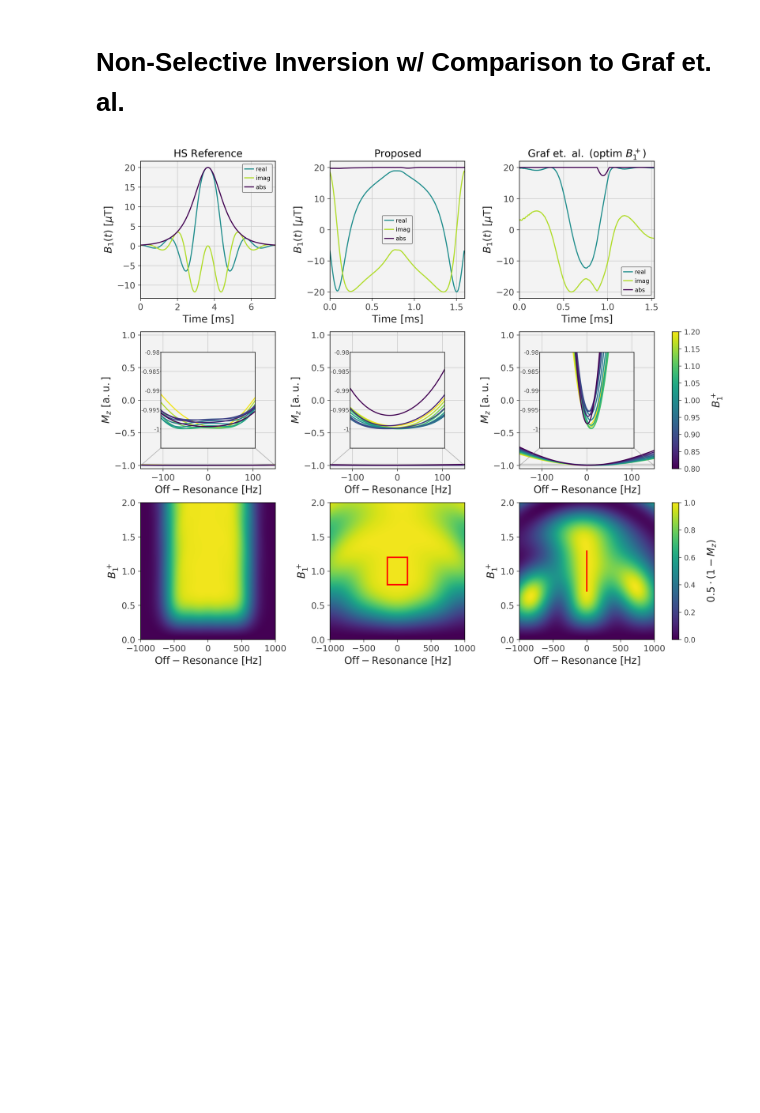
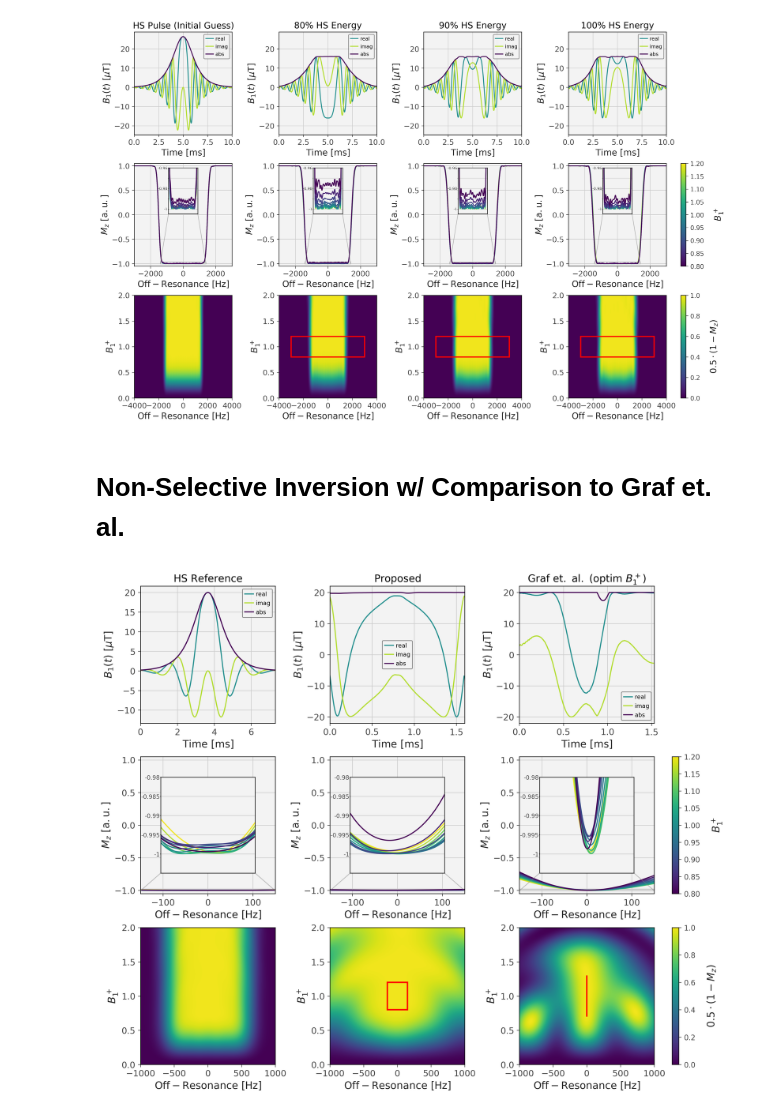
Before and after one commit to AdaptiveMRILab/constrained_inversion_mrm, a Jupyter notebook: plot_pulses.ipynb, the cells around one changed output. Drawn from its saved outputs; the diff is of its cells as text; code cells hidden in the pictures; blank space fills up the shorter version.

Commit message:
selective plotting finished

```diff
--- a/plot_pulses.ipynb
+++ b/plot_pulses.ipynb
@@ -33,3 +37,87 @@ colors = [cmap(0.0), cmap(0.5), cmap(0.9)]
+# %%
+data_dir = 'data/sel_20250313_073618'
+data_file = os.path.join(data_dir, 'eval_data.h5')
+
+with h5py.File(data_file,'r') as F:
+    num_pulses = F['num_pulses'][()]
+    b1_design = np.array(F['b1_design'], dtype=np.float64)
+    freq_design = np.array(F['freq_design'], dtype=np.float64)
+    b1_eval = np.array(F['b1_eval'], dtype=np.float64)
+    freq_eval = np.array(F['freq_eval'], dtype=np.float64)
+
+    color_indices = np.linspace(0.0, 1.0, b1_design.size)
+    norm = mcolors.Normalize(vmin=b1_design.min(), vmax=b1_design.max())
+    sm = cm.ScalarMappable(cmap=cmap, norm=norm)
+    sm.set_array([])
+
+    fig,ax = plt.subplots(3, num_pulses, figsize=(14,9), dpi=300, constrained_layout=True)
+
+    for p in range(num_pulses):
+
+        rf = np.array(F['pulse_%i'%(p)], dtype=np.complex128)
+        tv = np.array(F['tv_%i'%(p)], dtype=np.float64)
+        dur = F['dur_%i'%(p)][()]
+        mz = np.array(F['mz_%i'%(p)], dtype=np.float64)
+        mz_eval = np.transpose(np.array(F['mz_eval_%i'%(p)], dtype=np.float64), (1,0))
+        show_optimized_region = F['show_optimized_region_%i'%(p)][()]
+        x_corner = F['x_corner_%i'%(p)][()]
+        y_corner = F['y_corner_%i'%(p)][()]
+        width = F['width_%i'%(p)][()]
+        height = F['height_%i'%(p)][()]
+        title = F['title_%i'%(p)][()].decode("utf-8")
+        legend_loc = F['legend_loc_%i'%(p)][()].decode("utf-8")
+
+        ax[0,p].plot(tv, np.real(rf), color=colors[1], label=r'$\mathrm{real}$')
+        ax[0,p].plot(tv, np.imag(rf), color=colors[2], label=r'$\mathrm{imag}$')
+        ax[0,p].plot(tv, np.abs(rf), color=colors[0], label=r'$\mathrm{abs}$')
+        ax[0,p].set_ylabel(r'$B_1(t)\mathrm{\ [}\mu\mathrm{T]}$')
+        ax[0,p].set_xlabel(r'$\mathrm{Time\ [ms]}$')
+        ax[0,p].set_xlim(0, dur)
+        if p > 0:
+            ax[0,p].set_ylim(ax[0,0].get_ylim())
+        ax[0,p].grid()
+        ax[0,p].legend(loc=legend_loc, fontsize=8, handlelength=1.5, handletextpad=0.4)
+        ax[0,p].set_title(r'%s'%(title))
+
+        for n in range(mz.shape[1]-1,-1,-1):
+            ax[1,p].plot(freq_design, mz[:,n], color=cmap(color_indices[n]), label=r'$B_1^+=%.2f$'%(b1_design[n]))
+        ax[1,p].set_xlabel(r'$\mathrm{Off-Resonance\ [Hz]}$')
+        ax[1,p].set_ylabel(r'$M_z\mathrm{\ [a.u.]}$')
+        ax[1,p].set_xlim(freq_design.min(), freq_design.max())
+        ax[1,p].set_ylim(-1.05, 1.05)
+        ax[1,p].grid()
+
+        inax = inset_axes(ax[1,p], width='30%', height='45%', loc='upper center')
+        for n in range(mz.shape[1]-1,-1,-1):
+            inax.plot(freq_design, mz[:,n], color=cmap(color_indices[n]), label=r'$B_1^+=%.2f$'%(b1_design[n]))
+        inax.set_xlim(-1400, 1400)
+        inax.set_ylim(-1.005, -0.96)
+        inax.tick_params(axis='x', labelsize=6)
+        inax.tick_params(axis='y', labelsize=6, pad=0.25, length=1)
+        inax.set_yticks([-1, -0.99, -0.98, -0.97, -0.96])
+        inax.set_yticklabels(['-1', '', '-0.98', '', '-0.96'])
+        inax.set_xticks([])
+        inax.set_xticklabels([])
+        inax.grid()
+        mark_inset(ax[1,p], inax, loc1=3, loc2=4, ec='gray', alpha=0.5)
+
+        img = ax[2,p].imshow((1-mz_eval)/2, vmin=0.0, vmax=1.0, cmap=cmap, extent=[freq_eval.min(), freq_eval.max(), b1_eval.min(), b1_eval.max()], origin='lower')
+        ax[2,p].set_aspect('auto')
+        ax[2,p].set_ylabel(r'$B_1^+$')
+        ax[2,p].set_xlabel(r'$\mathrm{Off-Resonance\ [Hz]}$')
+        if show_optimized_region:
+            rect = matplotlib.patches.Rectangle((x_corner, y_corner), width, height, linewidth=2, edgecolor='red', facecolor='none')
+            ax[2,p].add_patch(rect)
+
+    cbar1 = fig.colorbar(sm, ax=ax[1,-1])
+    cbar1.ax.tick_params(labelsize=10)
+    cbar1.set_label(r'$B_1^+$', labelpad=15)
+
+    cbar2 = fig.colorbar(img, ax=ax[2,-1])
+    cbar2.ax.tick_params(labelsize=10)
+    cbar2.set_label(r'$0.5\cdot (1 - M_z)$', labelpad=15)
+# %% [output]
+[figure, added]
 # %% [markdown]
 # Non-Selective Inversion w/ Comparison to Graf et. al.
 # %%
```
Also changed, not shown: parts of 2 cells of this notebook, 3 other files.
